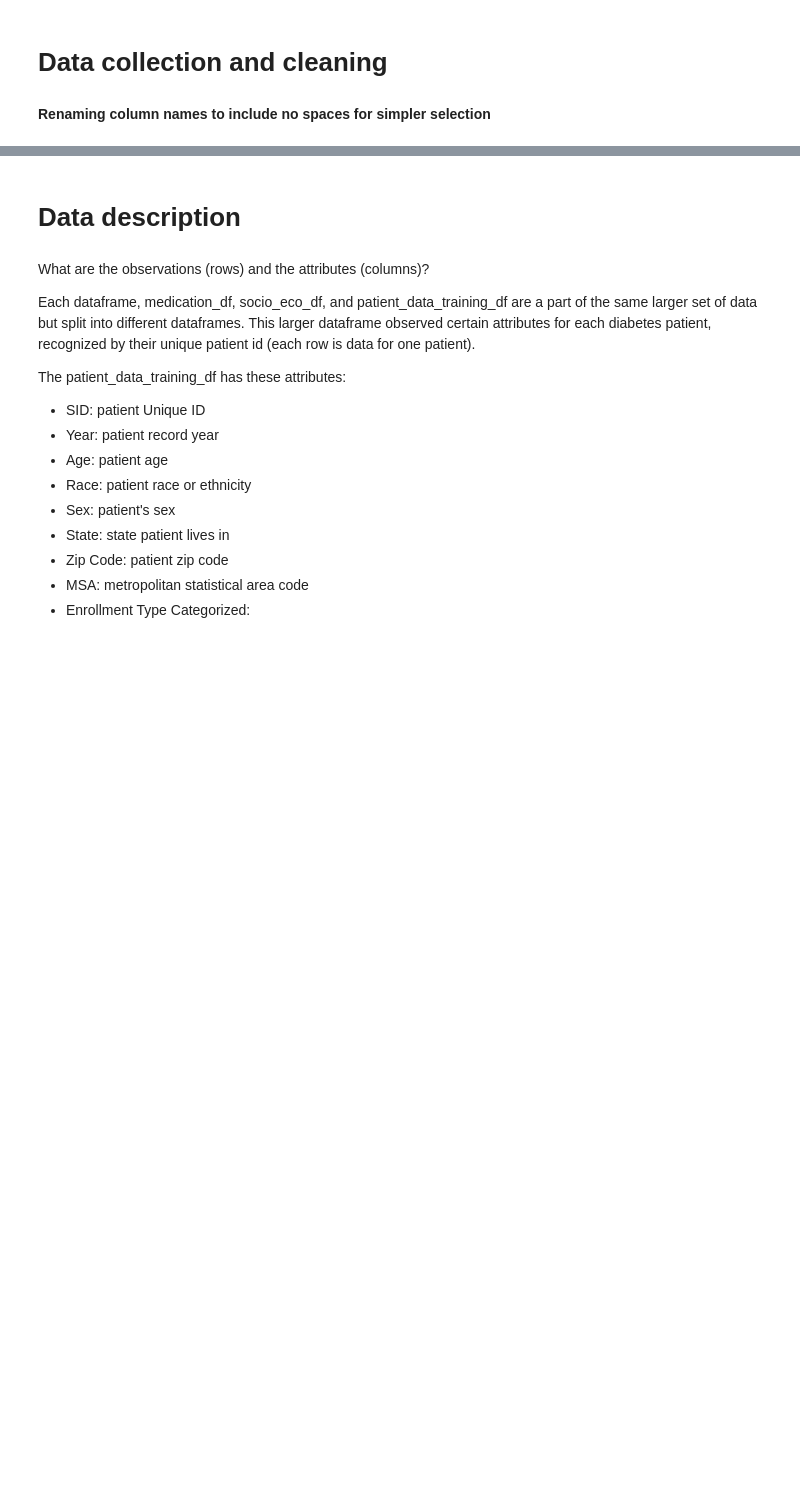
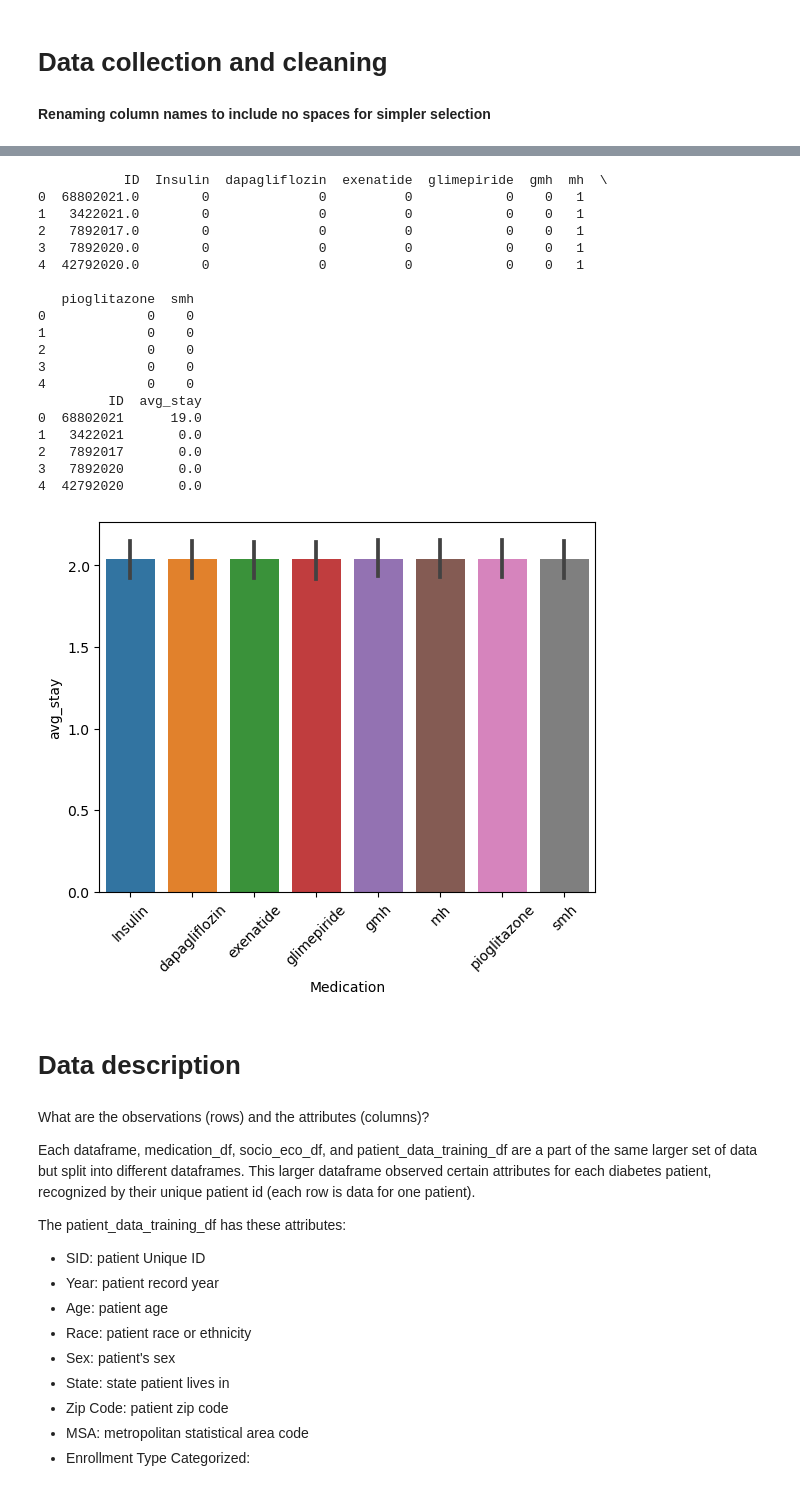
Before and after one commit to HarrietKumah/info2950-final-project, a Jupyter notebook: Phase_II.ipynb, the cells around one changed output, grey strips where cells are left out. Saved outputs shown, nothing was run; the diff lists cells and outputs as text; code cells hidden in the pictures; blank space fills up the shorter version.

```diff
--- a/Phase_II.ipynb
+++ b/Phase_II.ipynb
@@ -33,3 +111,44 @@ patient_data_training_df = patient_data_training_df.rename(mapper = rename_colum
+# %%
+sub_medication_df = pd.DataFrame({'ID': ID, 'Insulin': Insulin, 'dapagliflozin': dapagliflozin, 'exenatide':
+exenatide, 'glimepiride':glimepiride, 'gmh': gmh, 'mh' : mh, 'pioglitazone': pioglitazone, 'smh': smh})
+
+sub_patient_df = pd.DataFrame({'ID': ID, 'avg_stay': stays})
+
+#combine necessary values from both dataframes
+merge_df = duckdb.sql("SELECT * FROM sub_patient_df INNER JOIN sub_medication_df ON sub_patient_df.ID = \
+sub_medication_df.ID").df()
+
+meds_stay_df  = pd.melt(merge_df, id_vars = ['ID', 'avg_stay'],
+                                  value_vars = ['Insulin', 'dapagliflozin', 'exenatide', 'glimepiride', 'gmh','mh',
+                                                'pioglitazone', 'smh'], var_name='Medication')
+meds_stay_df  = meds_stay_df .dropna()
+meds_stay_df
+
+#Based on medication taken, total cost of treatment of patient for that year
+sns.barplot(data=meds_stay_df, x="Medication", y="avg_stay")
+plt.xticks(rotation = 45)
+plt.show()
+# %% [output]
+           ID  Insulin  dapagliflozin  exenatide  glimepiride  gmh  mh  \
+0  68802021.0        0              0          0            0    0   1
+1   3422021.0        0              0          0            0    0   1
+2   7892017.0        0              0          0            0    0   1
+3   7892020.0        0              0          0            0    0   1
+4  42792020.0        0              0          0            0    0   1
+
+   pioglitazone  smh
+0             0    0
+1             0    0
+2             0    0
+3             0    0
+4             0    0
+         ID  avg_stay
+0  68802021      19.0
+1   3422021       0.0
+2   7892017       0.0
+3   7892020       0.0
+4  42792020       0.0
+[figure, added]
 # %% [markdown]
 # Data description
 # %% [markdown]
```
Also changed, not shown: parts of 6 cells of this notebook.
